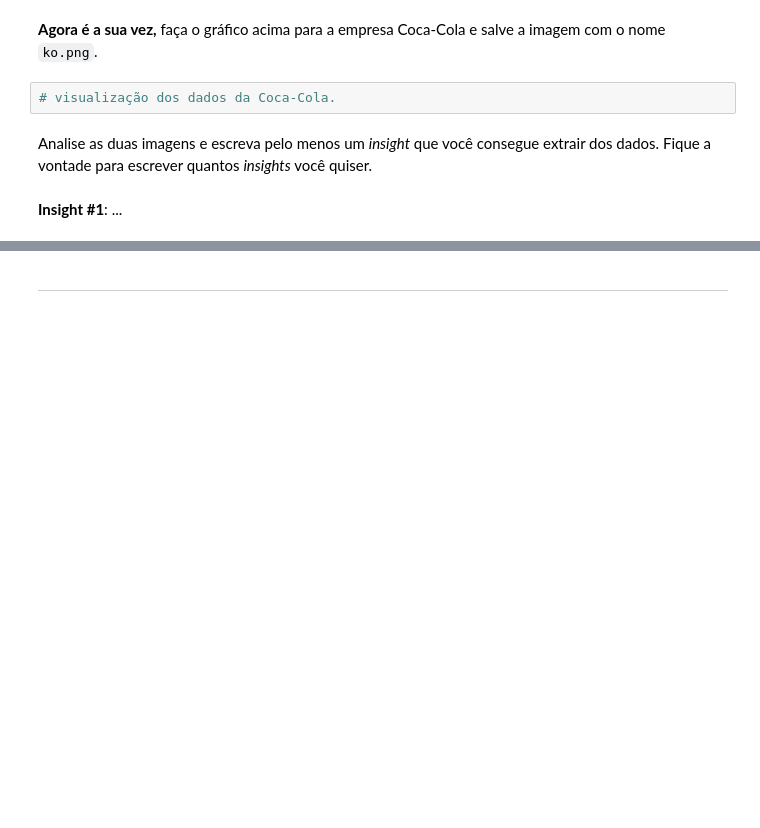
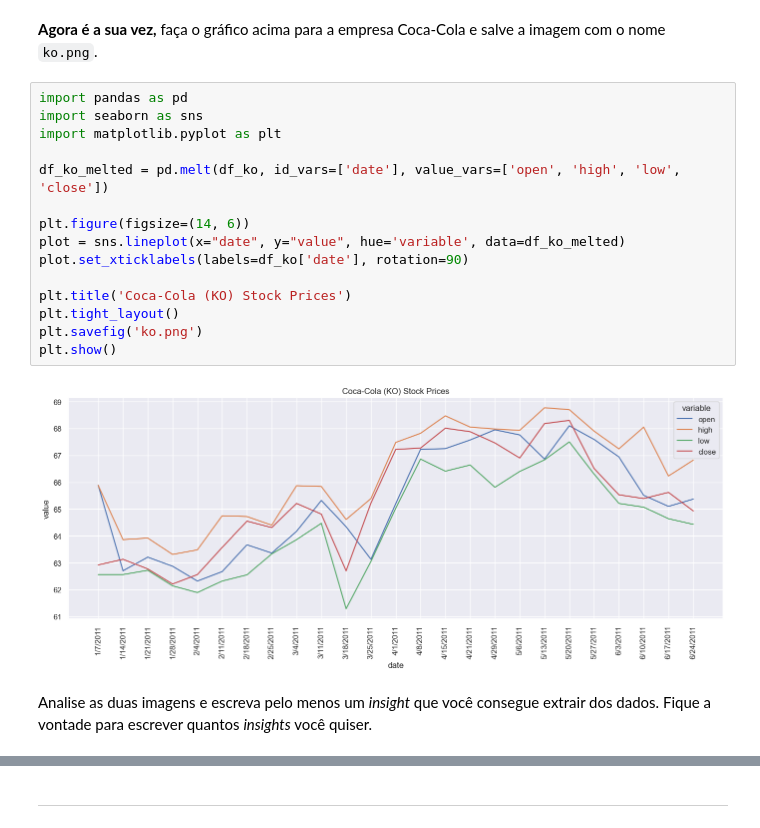
Before and after one commit to VilelaProgramador/exercicio_7, a Jupyter notebook: Python_M7_support material07_exercise.ipynb, the cells around one changed output, grey strips where cells are left out. Drawn from its saved outputs; the diff is of its cells as text; blank space fills up the shorter version.

```diff
--- a/Python_M7_support material07_exercise.ipynb
+++ b/Python_M7_support material07_exercise.ipynb
@@ -302,9 +286,22 @@ Para finalizar, vamos salvar o gráfico numa figura.
 plot.figure.savefig("./mcd.png")
 # %% [markdown]
 **Agora é a sua vez,** faça o gráfico acima para a empresa Coca-Cola e salve a imagem com o nome `ko.png`.
-# %%
-# visualização dos dados da Coca-Cola.
+# %%
+import pandas as pd
+import seaborn as sns
+import matplotlib.pyplot as plt
+
+df_ko_melted = pd.melt(df_ko, id_vars=['date'], value_vars=['open', 'high', 'low', 'close'])
+
+plt.figure(figsize=(14, 6))
+plot = sns.lineplot(x="date", y="value", hue='variable', data=df_ko_melted)
+plot.set_xticklabels(labels=df_ko['date'], rotation=90)
+
+plt.title('Coca-Cola (KO) Stock Prices')
+plt.tight_layout()
+plt.savefig('ko.png')
+plt.show()
+# %% [output]
+[figure, added]
 # %% [markdown]
 Analise as duas imagens e escreva pelo menos um *insight* que você consegue extrair dos dados. Fique a vontade para escrever quantos *insights* você quiser.
-# %% [markdown]
-**Insight #1**: ...
```
Also changed, not shown: parts of 10 cells of this notebook, 4 other files.
